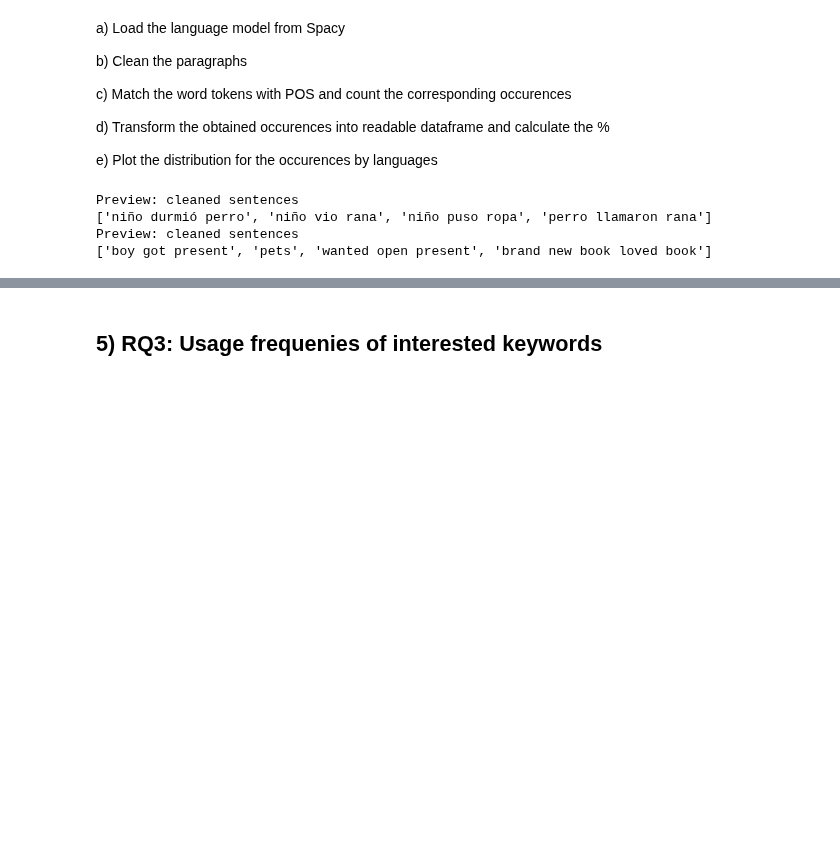
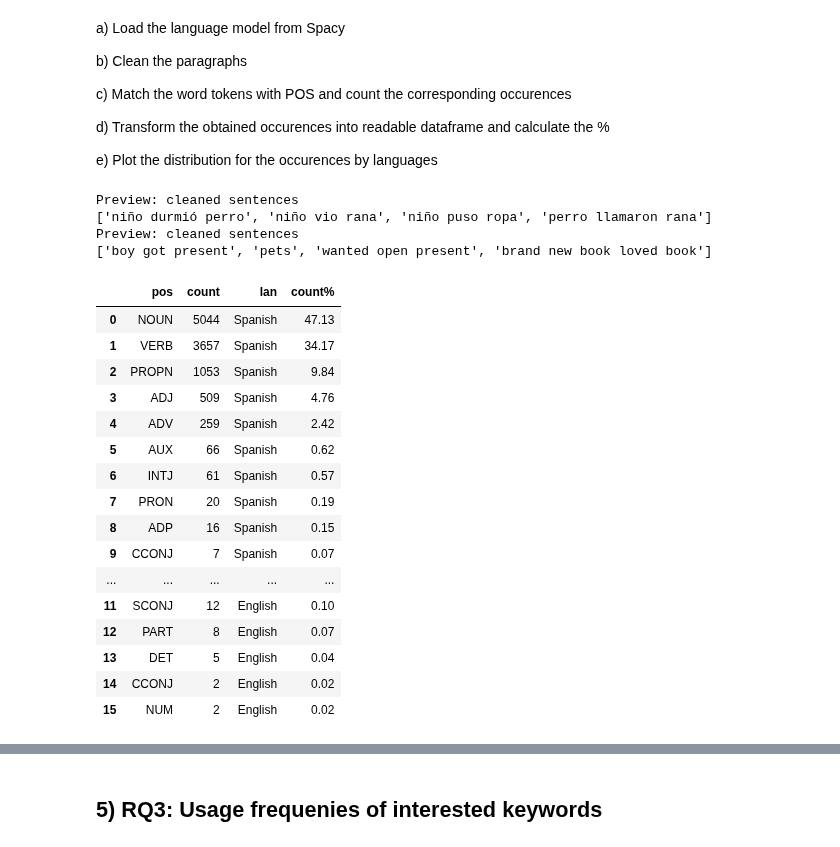
Before and after one commit to Noel-Ocean/Projects_Selected, a Jupyter notebook: Frog Story Corpora/Analysis.ipynb, the cells around one changed output, grey strips where cells are left out. Saved outputs shown, nothing was run; the diff lists cells and outputs as text; code cells hidden in the pictures; blank space fills up the shorter version.

```diff
--- a/Frog Story Corpora/Analysis.ipynb
+++ b/Frog Story Corpora/Analysis.ipynb
@@ -249,20 +249,38 @@ Preview: cleaned sentences
 ['boy got present', 'pets', 'wanted open present', 'brand new book loved book']
 # %%
 # d) Transform the obtained occurences into readable dataframe
-df_pos_spa = pd.DataFrame(list(pos_count_spa.item())).rename(columns={0:"pos", 1:"count"})
+df_pos_spa = pd.DataFrame(list(pos_count_spa.items())).rename(columns={0:"pos", 1:"count"})
 df_pos_spa = df_pos_spa.sort_values(by = "count", ascending=False).reset_index(drop = True)
 
-df_pos_eng = pd.DataFrame(list(pos_count_eng.item())).rename(columns={0:"pos", 1:"count"})
+df_pos_eng = pd.DataFrame(list(pos_count_eng.items())).rename(columns={0:"pos", 1:"count"})
 df_pos_eng = df_pos_eng.sort_values(by = "count", ascending=False).reset_index(drop = True)
 
 ## add the language col
 df_pos_spa['lan'] = "Spanish"
 df_pos_eng['lan'] = "English"
 
 ## calculate the %
 df_pos_spa['count%'] = round(df_pos_spa["count"] / df_pos_spa["count"].sum() * 100, 2)
 df_pos_eng['count%'] = round(df_pos_eng["count"] / df_pos_eng["count"].sum() * 100, 2)
 
 ## concate to one df
 df_pos = pd.concat([df_pos_spa, df_pos_eng])
 df_pos
+# %% [output]
+|  | pos | count | lan | count% |
+| 0 | NOUN | 5044 | Spanish | 47.13 |
+| 1 | VERB | 3657 | Spanish | 34.17 |
+| 2 | PROPN | 1053 | Spanish | 9.84 |
+| 3 | ADJ | 509 | Spanish | 4.76 |
+| 4 | ADV | 259 | Spanish | 2.42 |
+| 5 | AUX | 66 | Spanish | 0.62 |
+| 6 | INTJ | 61 | Spanish | 0.57 |
+| 7 | PRON | 20 | Spanish | 0.19 |
+| 8 | ADP | 16 | Spanish | 0.15 |
+| 9 | CCONJ | 7 | Spanish | 0.07 |
+| ... | ... | ... | ... | ... |
+| 11 | SCONJ | 12 | English | 0.10 |
+| 12 | PART | 8 | English | 0.07 |
+| 13 | DET | 5 | English | 0.04 |
+| 14 | CCONJ | 2 | English | 0.02 |
+| 15 | NUM | 2 | English | 0.02 |
```
Also changed, not shown: parts of 3 cells of this notebook, 1 other file.
